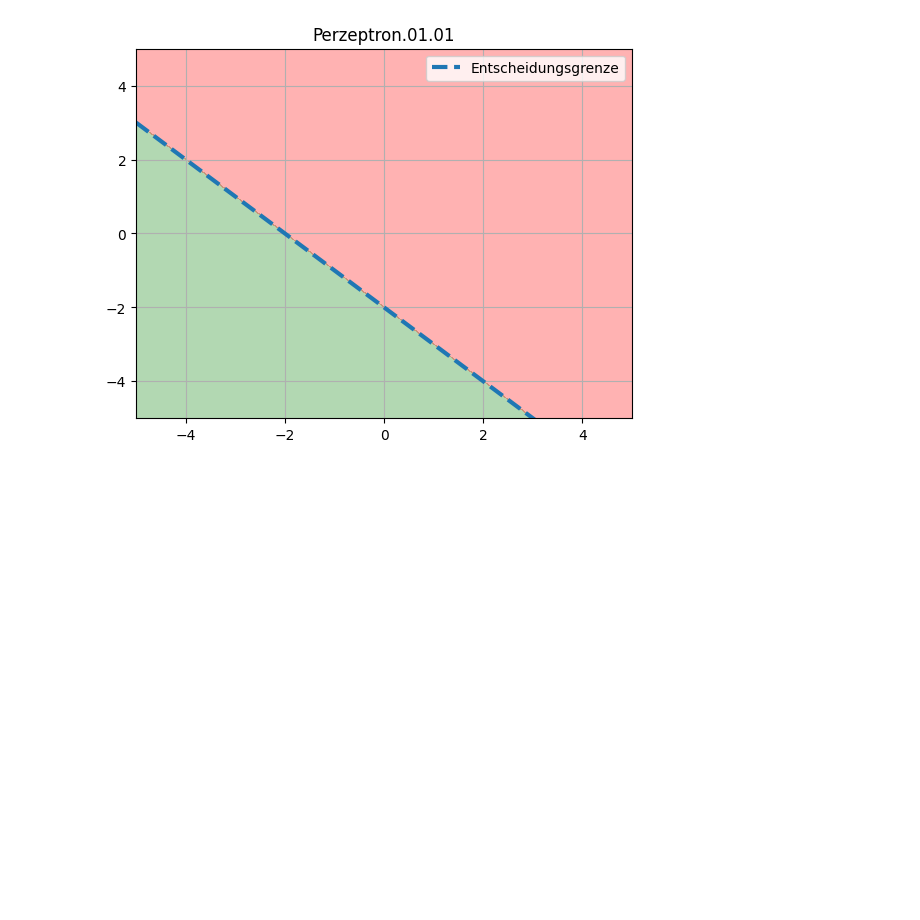
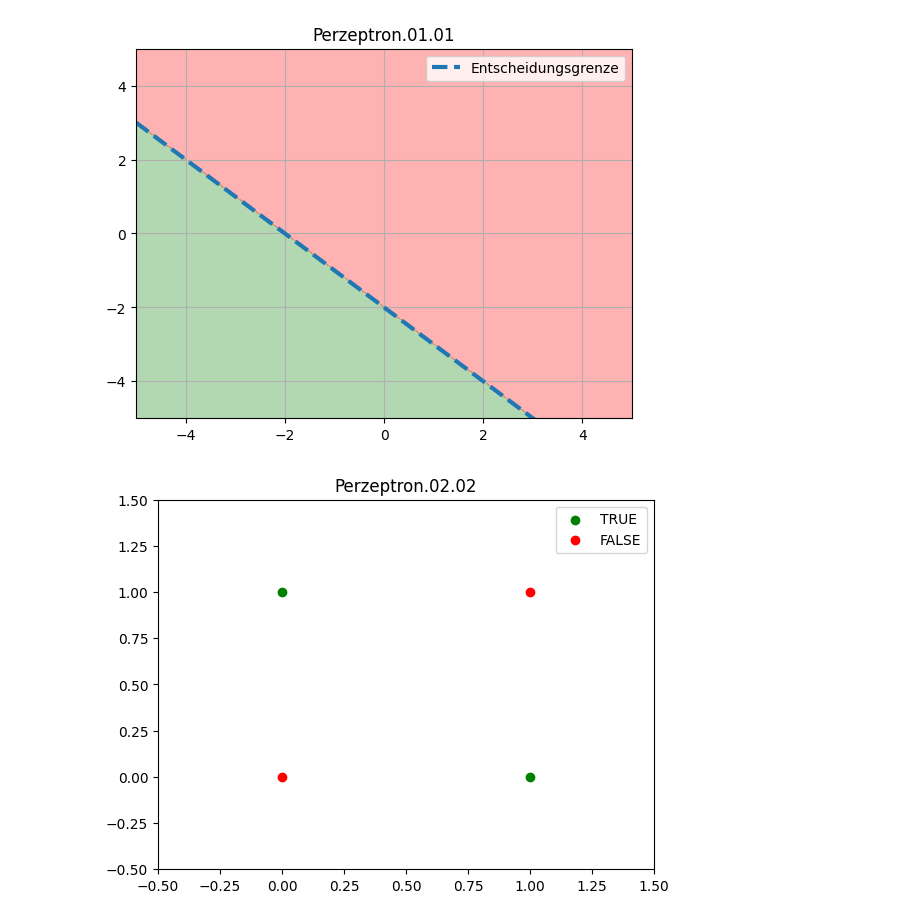
Before and after one commit to AaronSchroederMi/GKI-WS3-2025, a Jupyter notebook: Blatt_6_Prezeptron/preceptron.ipynb, the cells around one changed output. Saved outputs shown, nothing was run; the diff lists cells and outputs as text; code cells hidden in the pictures; blank space fills up the shorter version.

```diff
--- a/Blatt_6_Prezeptron/preceptron.ipynb
+++ b/Blatt_6_Prezeptron/preceptron.ipynb
@@ -21,3 +22,20 @@ plt.savefig(filepath + "entscheidungsgrenze.png")
 plt.show()
 # %% [output]
 [figure]
+# %%
+#XOR scatterplot (für Aufgabe 2)
+x1 = [1, 0]
+y1 = [0, 1]
+x0 = [0, 1]
+y0 = [0, 1]
+
+plt.scatter(x1, y1, color="green", label="TRUE")
+plt.scatter(x0, y0, color="red", label="FALSE")
+plt.legend()
+plt.xlim(-0.5, 1.5)
+plt.ylim(-0.5, 1.5)
+plt.title("Perzeptron.02.02 XOR")
+plt.savefig(filepath + "XOR.png")
+plt.show()
+# %% [output]
+[figure, added]
```
Also changed, not shown: parts of 2 cells of this notebook, 3 other files.
